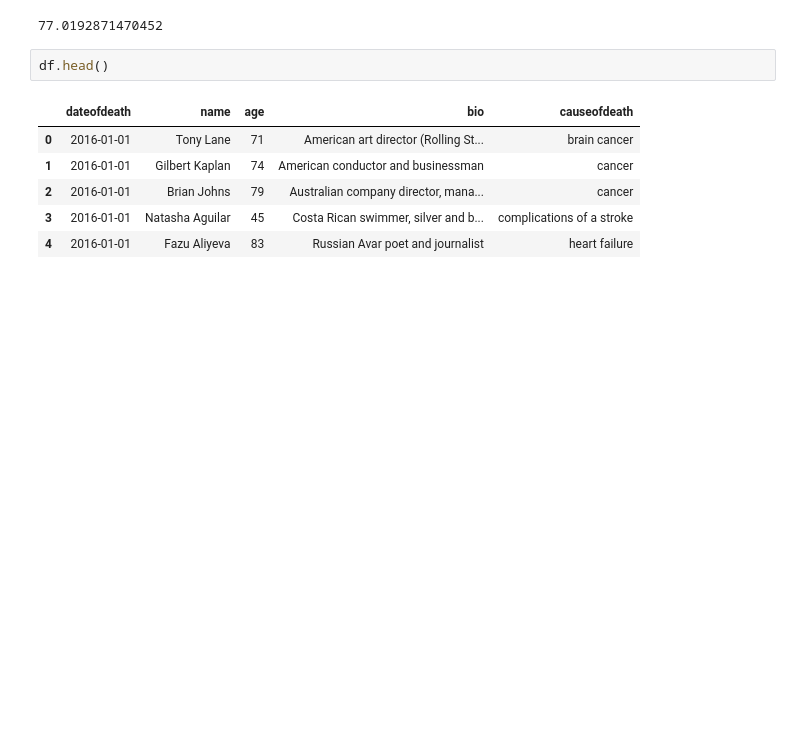
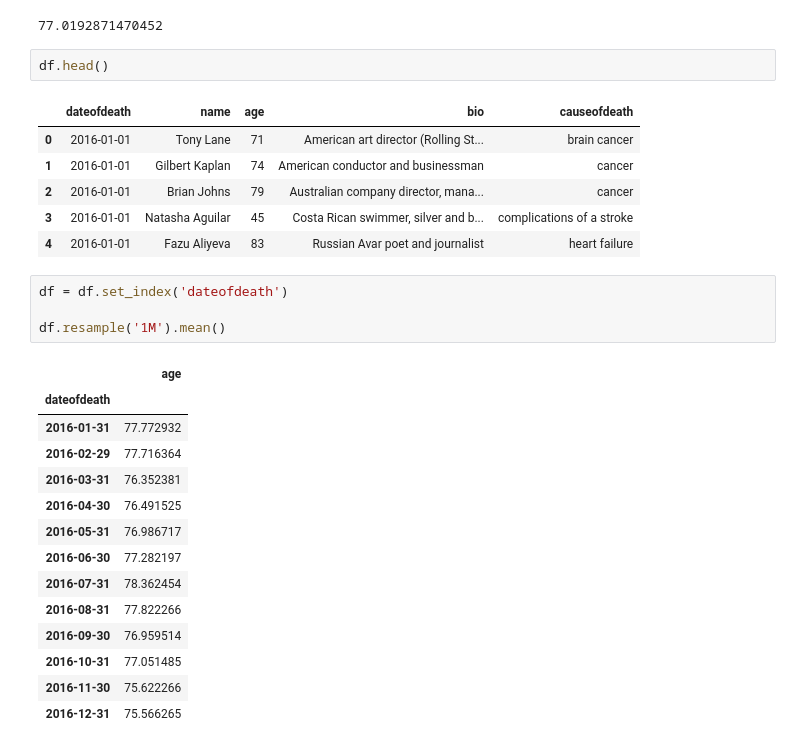
Before and after one commit to ramlaxman/cisco-data-science-2020-sept, a Jupyter notebook: Cisco — 2020 September 23.ipynb, the cells around one changed output. Drawn from its saved outputs; the diff is of its cells as text; blank space fills up the shorter version.

```diff
--- a/Cisco — 2020 September 23.ipynb
+++ b/Cisco — 2020 September 23.ipynb
@@ -552,3 +552,22 @@ df.head()
 | 2 | 2016-01-01 | Brian Johns | 79 | Australian company director, mana... | cancer |
 | 3 | 2016-01-01 | Natasha Aguilar | 45 | Costa Rican swimmer, silver and b... | complications of a stroke |
 | 4 | 2016-01-01 | Fazu Aliyeva | 83 | Russian Avar poet and journalist | heart failure |
+# %%
+df = df.set_index('dateofdeath')
+
+df.resample('1M').mean()
+# %% [output]
+|  | age |
+| dateofdeath |  |
+| 2016-01-31 | 77.772932 |
+| 2016-02-29 | 77.716364 |
+| 2016-03-31 | 76.352381 |
+| 2016-04-30 | 76.491525 |
+| 2016-05-31 | 76.986717 |
+| 2016-06-30 | 77.282197 |
+| 2016-07-31 | 78.362454 |
+| 2016-08-31 | 77.822266 |
+| 2016-09-30 | 76.959514 |
+| 2016-10-31 | 77.051485 |
+| 2016-11-30 | 75.622266 |
+| 2016-12-31 | 75.566265 |
```
Also changed, not shown: parts of 2 cells of this notebook.
